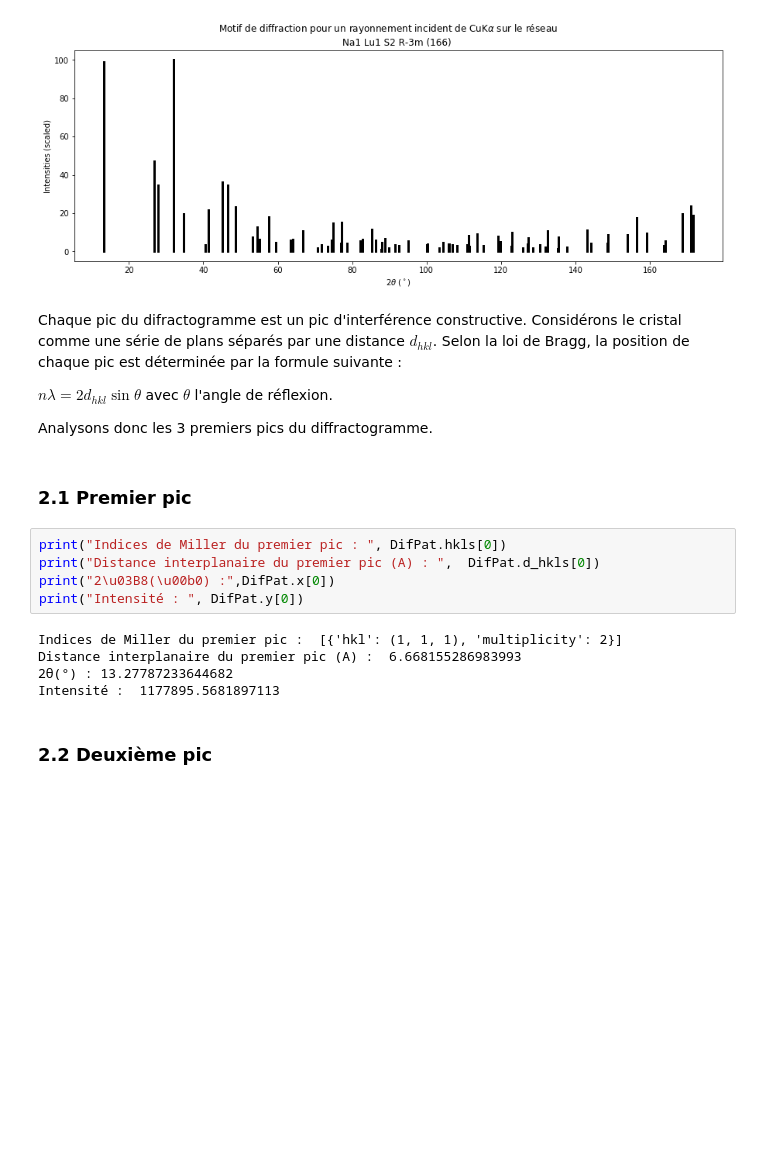
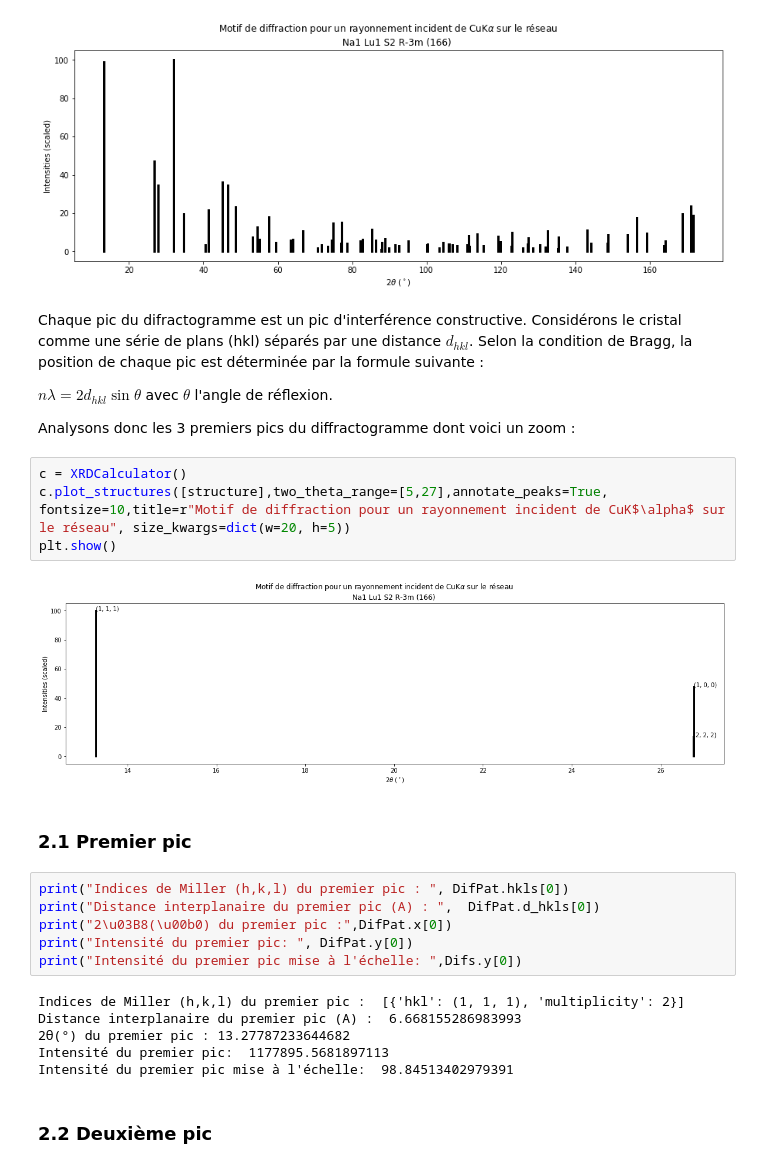
Before and after one commit to mvanrentergh/lmapr1492, a Jupyter notebook: xrd.ipynb, the cells around one changed output. Drawn from its saved outputs; the diff is of its cells as text; blank space fills up the shorter version.

```diff
--- a/xrd.ipynb
+++ b/xrd.ipynb
@@ -41,23 +43,31 @@ plt.show()
 # %% [output]
 [figure]
 # %% [markdown]
-Chaque pic du difractogramme est un pic d'interférence constructive. Considérons le cristal comme une série de plans séparés par une distance $d_{hkl}$. Selon la loi de Bragg, la position de chaque pic est déterminée par la formule suivante :
+Chaque pic du difractogramme est un pic d'interférence constructive. Considérons le cristal comme une série de plans (hkl) séparés par une distance $d_{hkl}$. Selon la condition de Bragg, la position de chaque pic est déterminée par la formule suivante :
 
 $n \lambda = 2d_{hkl} \sin \theta$ avec $\theta$ l'angle de réflexion.
 
-Analysons donc les 3 premiers pics du diffractogramme.
+Analysons donc les 3 premiers pics du diffractogramme dont voici un zoom :
+# %%
+c = XRDCalculator()
+c.plot_structures([structure],two_theta_range=[5,27],annotate_peaks=True, fontsize=10,title=r"Motif de diffraction pour un rayonnement incident de CuK$\alpha$ sur le réseau", size_kwargs=dict(w=20, h=5))
+plt.show()
+# %% [output]
+[figure, added]
 # %% [markdown]
 ### 2.1 Premier pic
 # %%
-print("Indices de Miller du premier pic : ", DifPat.hkls[0])
+print("Indices de Miller (h,k,l) du premier pic : ", DifPat.hkls[0])
 print("Distance interplanaire du premier pic (A) : ",  DifPat.d_hkls[0])
-print("2\u03B8(\u00b0) :",DifPat.x[0])
-print("Intensité : ", DifPat.y[0])
+print("2\u03B8(\u00b0) du premier pic :",DifPat.x[0])
+print("Intensité du premier pic: ", DifPat.y[0])
+print("Intensité du premier pic mise à l'échelle: ",Difs.y[0])
 # %% [output]
-Indices de Miller du premier pic :  [{'hkl': (1, 1, 1), 'multiplicity': 2}]
+Indices de Miller (h,k,l) du premier pic :  [{'hkl': (1, 1, 1), 'multiplicity': 2}]
 Distance interplanaire du premier pic (A) :  6.668155286983993
-2θ(°) : 13.27787233644682
-Intensité :  1177895.5681897113
+2θ(°) du premier pic : 13.27787233644682
+Intensité du premier pic:  1177895.5681897113
+Intensité du premier pic mise à l'échelle:  98.84513402979391
 # %% [markdown]
 ### 2.2 Deuxième pic
 # %%
```
Also changed, not shown: parts of 11 cells of this notebook.
